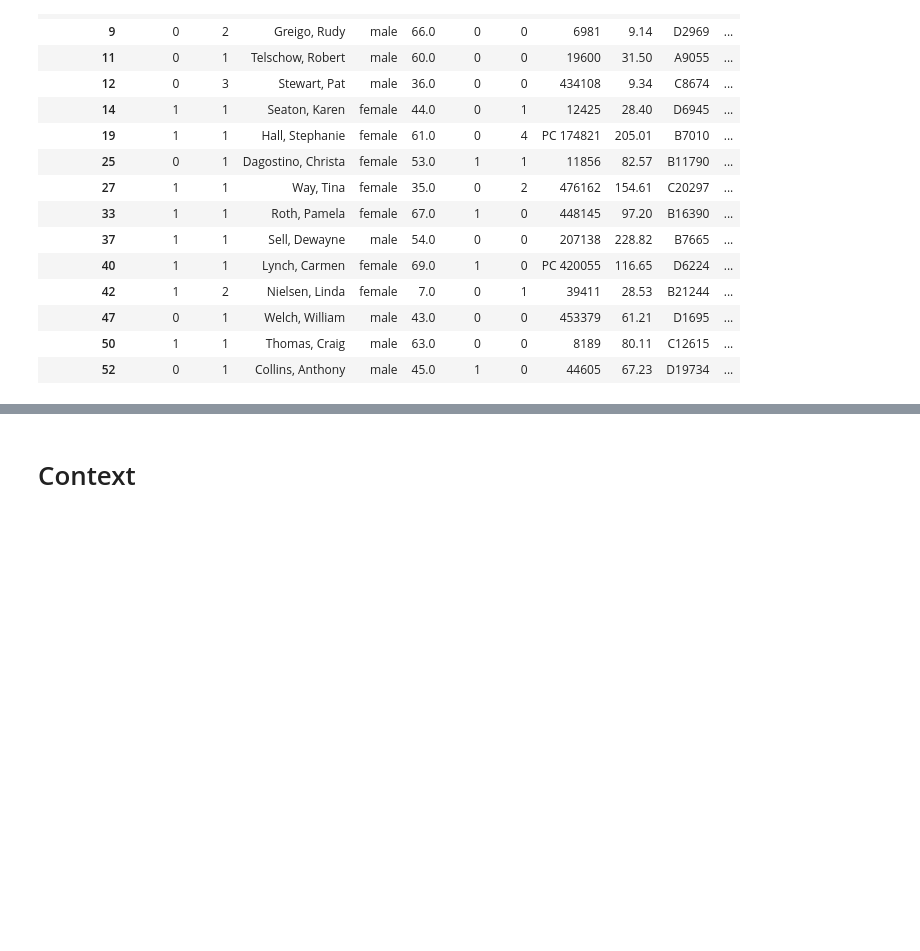
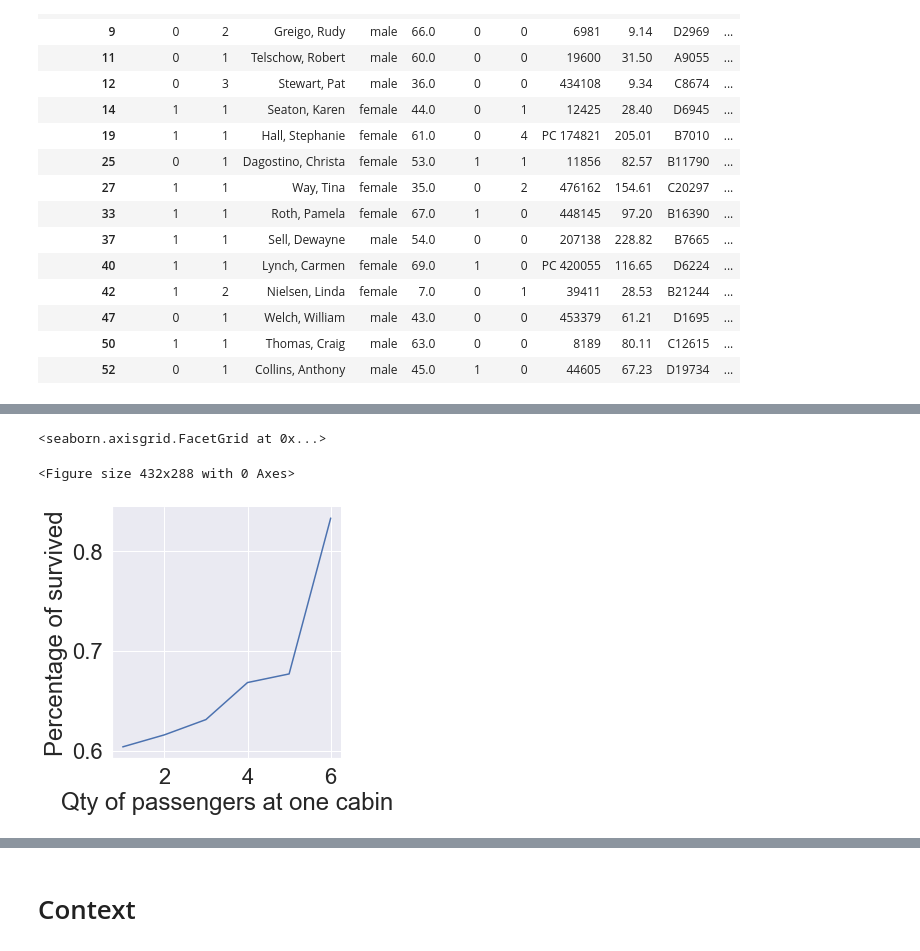
Before and after one commit to ypiskunou/ml, a Jupyter notebook: eda.ipynb, the cells around one changed output, grey strips where cells are left out. Saved outputs shown, nothing was run; the diff lists cells and outputs as text; code cells hidden in the pictures; blank space fills up the shorter version.

```diff
--- a/eda.ipynb
+++ b/eda.ipynb
@@ -1,8 +1,11 @@
 # %%
 import pandas as pd
+import numpy as np
 pd.plotting.register_matplotlib_converters
 import seaborn as sns
 import matplotlib.pyplot as plt
+from matplotlib import style
+style.use('ggplot')
 %matplotlib inline
 data = pd.read_csv('train.csv', index_col='PassengerId')
 data.dropna().head(15)
@@ -51,0 +30,6 @@ PassengerId
+# %%
+titanic = pd.read_csv('train.csv')
+# titanic.info()
+titanic_cleaned = titanic.dropna()
+# titanic_cleaned.info()
+surv = titanic[titanic.Survived == 1]
@@ -51,0 +119,24 @@ PassengerId
+# %%
+titanic['Survived'].corr(titanic['Fare'])
+t = titanic[['Cabin','Survived']].groupby('Cabin').count()
+# t = t[t.Survived>1].reset_index()
+t = t.reset_index()
+t.rename(columns={'Cabin':'Cabin','Survived':'Qty'}, inplace=True)
+t = t.merge(titanic[['Survived','Cabin']], on='Cabin')
+c = t[t.Survived==1].groupby('Qty').count()
+d = t.groupby('Qty').count()
+e = c['Survived']/d['Survived']
+
+# print(t)
+# print(d)
+# print(c)
+# print(e)
+# sns.histplot(data=t, x='Qty', hue='Survived', palette='Reds', multiple='stack')
+plt.figure(2);
+g = sns.relplot(data=e, kind='line');
+g.set_xlabels('Qty of passengers at one cabin')
+g.set_ylabels('Percentage of survived')
+# %% [output]
+<seaborn.axisgrid.FacetGrid at 0x...>
+<Figure size 432x288 with 0 Axes>
+[figure, added]
```
Also changed, not shown: parts of 11 cells of this notebook.
